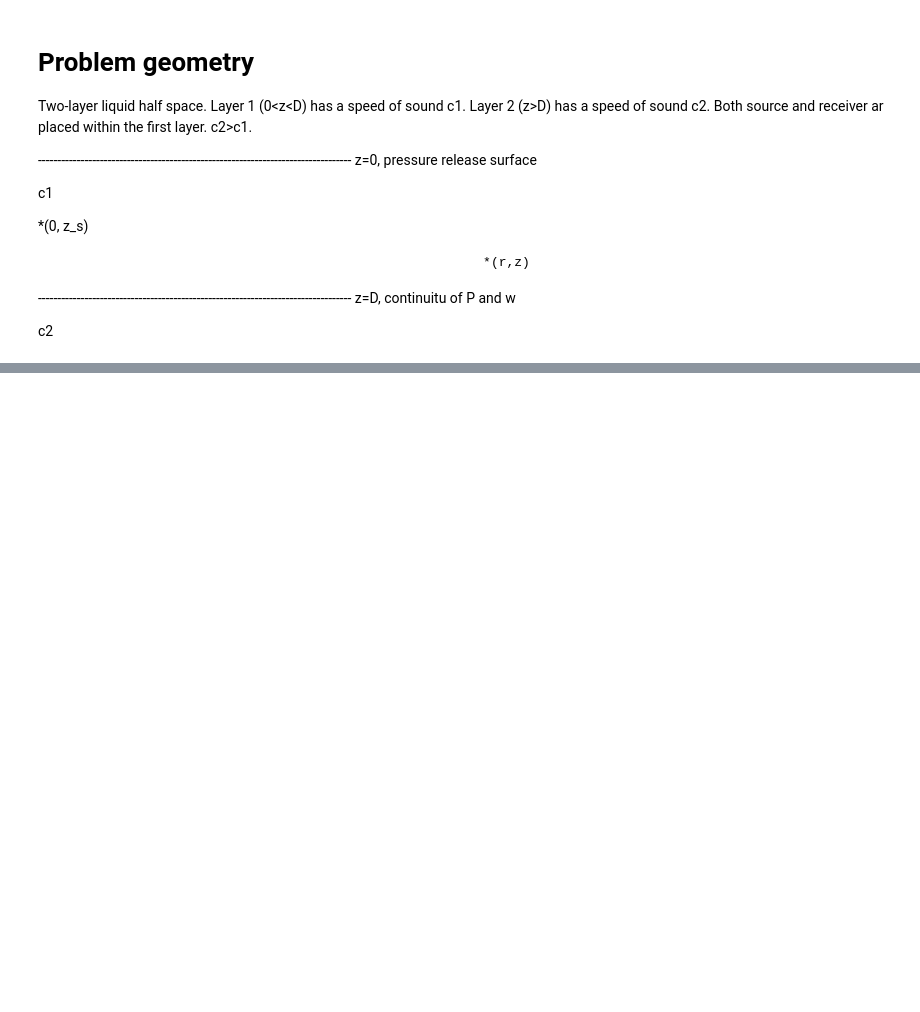
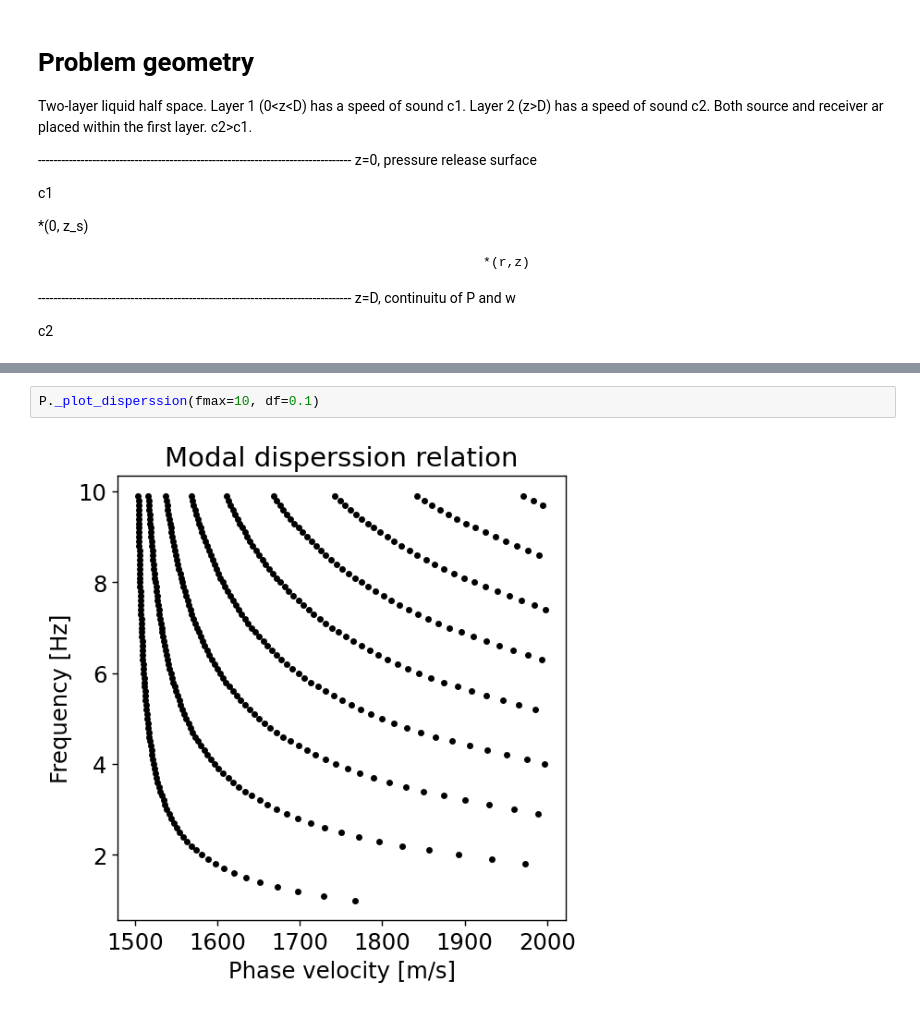
Before and after one commit to Gilaverbuch/pypekeris, a Jupyter notebook: Pekeris Solver.ipynb, the cells around one changed output, grey strips where cells are left out. Drawn from its saved outputs; the diff is of its cells as text; blank space fills up the shorter version.

```diff
--- a/Pekeris Solver.ipynb
+++ b/Pekeris Solver.ipynb
@@ -108,0 +80,4 @@ frequency[300]
+# %%
+P._plot_disperssion(fmax=10, df=0.1)
+# %% [output]
+[figure, added]
```
Also changed, not shown: parts of 17 cells of this notebook, 1 other file.
